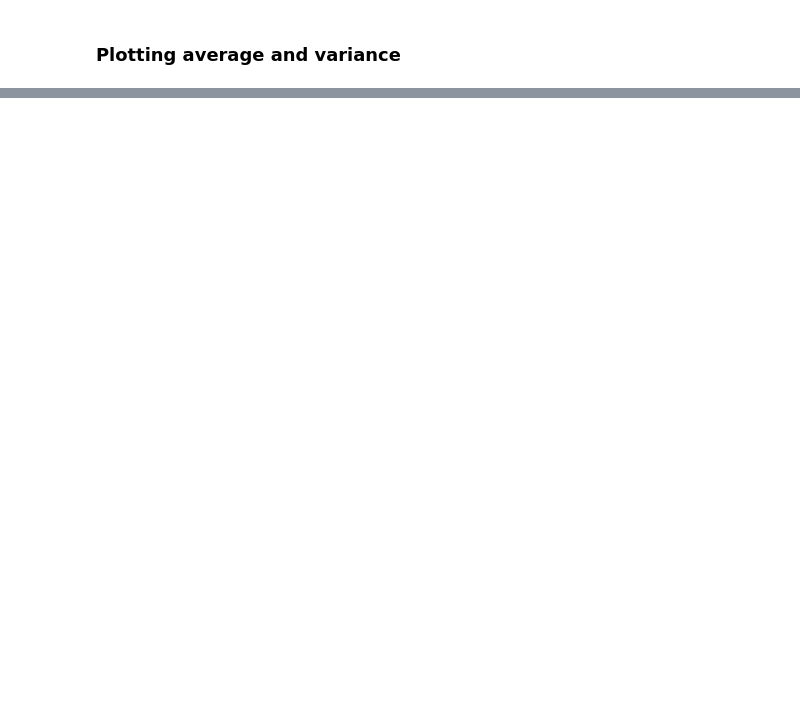
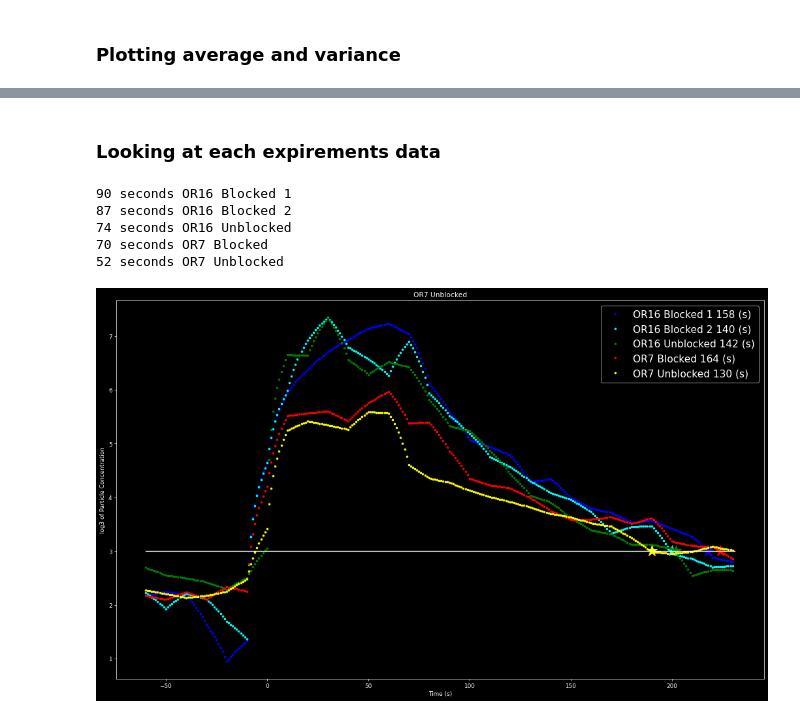
Before and after one commit to rrochlin/UWMedDecember, a Jupyter notebook: Analysis.ipynb, the cells around one changed output, grey strips where cells are left out. Saved outputs shown, nothing was run; the diff lists cells and outputs as text; code cells hidden in the pictures; blank space fills up the shorter version.

```diff
--- a/Analysis.ipynb
+++ b/Analysis.ipynb
@@ -77,8 +76,0 @@ Text(0.5, 1.0, 'Variance in Particles')
-# %%
-for idx,x in enumerate(df):
-    fig = plt.figure(idx, figsize=(10,6), dpi=64)
-    ax = fig.gca()
-    ax.plot(df[x].iloc[:,0][:400],df[x].iloc[:,1][:400],'.-')
-    ax.set_xlabel(df[x].columns[0])
-    ax.set_ylabel(df[x].columns[1])
-    plt.title(x)
@@ -98,0 +77,44 @@ for idx,x in enumerate(df):
+# %% [markdown]
+### Looking at each expirements data
+# %%
+indexList = {}
+for notUse,x in enumerate(stAvgDf):
+    switch = 1
+    for idx,i in enumerate(np.log(stAvgDf[x]['Average'])/np.log(3)):
+        if i <= 4:
+            if not switch:
+                indexList[x] = idx-120
+                switch = 1
+                # print(stAvgDf[x]['Average'][idx])
+        else:
+            switch = 0
+    print(indexList[x],'seconds',x)
+# %% [output]
+90 seconds OR16 Blocked 1
+87 seconds OR16 Blocked 2
+74 seconds OR16 Unblocked
+70 seconds OR7 Blocked
+52 seconds OR7 Unblocked
+# %%
+color = ['blue','cyan','green','red','yellow']
+thresh = 3
+for idx,x in enumerate(stAvgDf):
+    fig = plt.figure(0, figsize=(20,12), dpi=64)
+    ax = fig.gca()
+
+    ax.plot([i for i in range(-60,len(stAvgDf[x])-60)],np.log(stAvgDf[x]['Average'])/np.log(3),'.',color = color[idx],label = x + ' ' + str(indexList[x]) + ' (s)')
+    ax.plot([indexList[x]+60],[thresh],'*',ms=20,color = color[idx])
+    # ax.plot([indexList[x],indexList[x]],[0,5])
+
+    # ax.plot([i for i in range(-60,len(stAvgDf[x])-60)],stAvgDf[x]['Average'],'.')
+    # ax.plot([indexList[x],indexList[x]],[0,200])
+
+# ax.plot([-60,len(stAvgDf[x])-60],[27,27],color = 'white')
+ax.plot([-60,len(stAvgDf[x])-60],[thresh]*2,color = 'white')
+ax.legend(fontsize = 'xx-large')
+ax.set_xlabel('Time (s)')
+ax.set_ylabel('log3 of Particle Concentration')
+plt.title(x)
+mpld3.save_html(fig,'avgParticlePlot27_Thresh.html')
+# %% [output]
+[figure, added]
```
Also changed, not shown: parts of 11 cells of this notebook, 5 other files.
